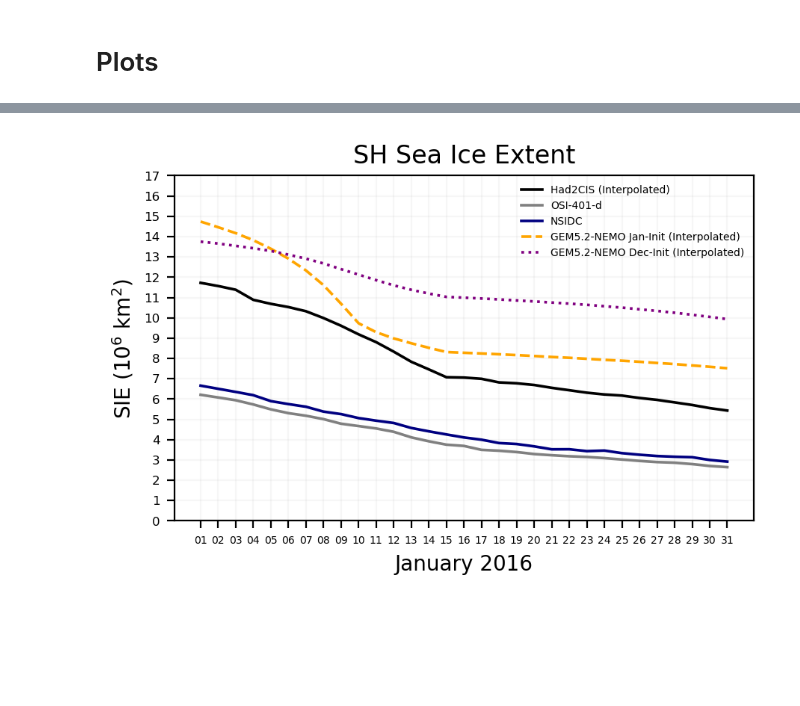
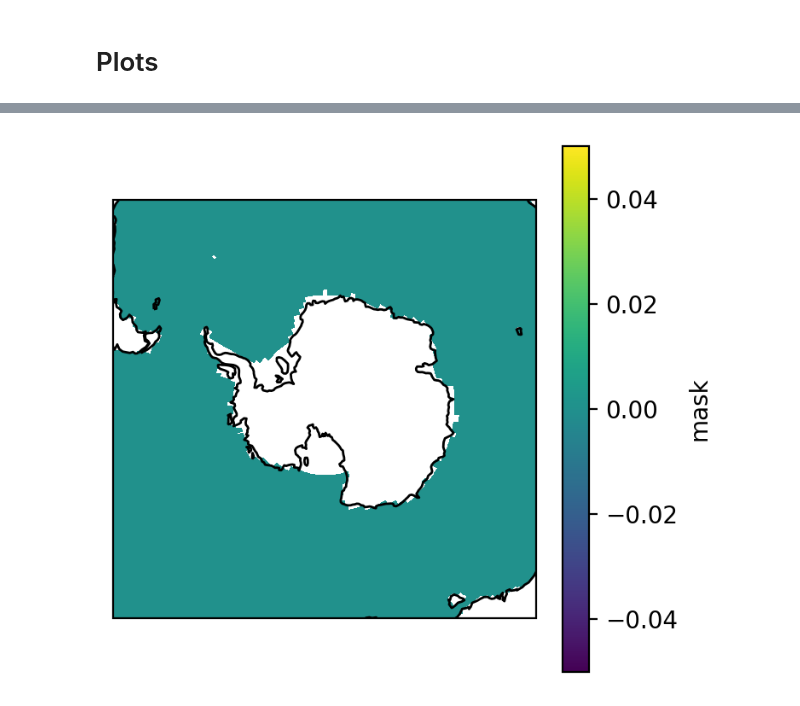
Before and after one commit to bobby-payne/icepack, a Jupyter notebook: notebooks/Daily Plots.ipynb, the cells around one changed output, grey strips where cells are left out. Saved outputs shown, nothing was run; the diff lists cells and outputs as text; code cells hidden in the pictures; blank space fills up the shorter version.

```diff
--- a/notebooks/Daily Plots.ipynb
+++ b/notebooks/Daily Plots.ipynb
@@ -26,4 +26,4 @@ monthdict = {1:r'$\mathbf{January}$',
              10:r'$\mathbf{October}$',
              11:r'$\mathbf{November}$',
              12:r'$\mathbf{December}$'}
-mask = xr.open_dataset("~/sea_ice/data/masks/1x1/land2.nc")
+mask = xr.open_dataset("~/sea_ice/data/masks/land_all.nc")
@@ -159,27 +195,27 @@ Error:
 # %%
-fix,ax=plt.subplots(1,1,figsize=(5,3),dpi=200)
+# fix,ax=plt.subplots(1,1,figsize=(5,3),dpi=200)
 
-# The data to be plotted, the years over which to plot, labels for legend, etc.
-timeseries = [sie_Had2CIS_daily, sie_OSISAF, sie_NSIDC, sie_GEM5NEMO_init01_day, sie_GEM5NEMO_init12_day]
-colors = ['black','grey','navy','orange','purple']
-linestyles = ['-','-','-','--',':']
-labels = ['Had2CIS (Interpolated)','OSI-401-d','NSIDC','GEM5.2-NEMO Jan-Init (Interpolated)','GEM5.2-NEMO Dec-Init (Interpolated)']
+# # The data to be plotted, the years over which to plot, labels for legend, etc.
+# timeseries = [sie_Had2CIS_dailyint, sie_Had2CIS_dailyint, sie_GEM5NEMO_init]
+# colors = ['black','grey','orange','blue','purple']
+# linestyles = ['-','-','--',':',':']
+# labels = ['Had2CIS (Interpolated)',f'GEM5.2-NEMO {monthdict[int(m)]}-Init','Difference']
 
-# Plot the data
-for i,data in enumerate(timeseries):
-    data.where((data['time.year']==2016) & (data['time.month']==1),drop=True)['SIE'].plot.line(ax=ax,color=colors[i],linestyle=linestyles[i],linewidth=1.3)
+# # Plot the data
+# for i,data in enumerate(timeseries):
+#     data.where((data['time.year']==yr) & (data['time.month']==int(m)),drop=True)['SIA'].plot.line(ax=ax,color=colors[i],linestyle=linestyles[i],linewidth=1.3)
+#     # data['SIA'].plot.line(ax=ax,color=colors[i],linestyle=linestyles[i],linewidth=1.3)
 
-# Other details of the plots
-xlabels = ["0"+str(i) for i in np.arange(1,9+1,1)] + list(np.arange(10,31+1,1))
-ax.set_xticks(np.arange(np.datetime64("2016-01-01"),np.datetime64("2016-01-31")+np.timedelta64(1,"D"),np.timedelta64(1,"D")))
-ax.set_xticklabels(xlabels,size=5)
-ax.set_xlabel("January 2016")
-ax.set_yticks(np.arange(0,18))
-ax.set_yticklabels(np.arange(0,18),size=6)
-ax.set_ylabel(r"SIE ($10^6\ \mathrm{km}^2$)")
-ax.set_title("SH Sea Ice Extent")
-ax.grid(alpha=0.1)
-ax.legend(labels,fontsize=5,frameon=False)
-plt.show()
+# # Other details of the plots
+# xlabels = ["0"+str(i) for i in np.arange(1,9+1,1)] + list(np.arange(10,nd+1,1))
+# ax.set_xticks(np.arange(1,nd+1))
+# ax.set_xticklabels(xlabels,size=5)
+# ax.set_xlabel(f"{monthdict[int(m)]} Clim. ({daterange_clim[0]}-{daterange_clim[1]})")
+# ax.set_ylim(0,21.5)
+# ax.set_yticks(np.arange(0,22))
+# ax.set_yticklabels(np.arange(0,22),size=6)
+# ax.set_ylabel(r"SIA ($10^6\ \mathrm{km}^2$)")
+# ax.set_title("SH Sea Ice Area")
+# ax.grid(alpha=0.1)
+# ax.legend(labels,fontsize=7,frameon=False,loc='right')
+# plt.show()
-# %% [output]
-[figure, removed]
@@ -185,0 +242,11 @@ plt.show()
+# %%
+fig, ax = plt.subplots(ncols=1,nrows=1,figsize=(4,4),facecolor='white',dpi=200,sharey=True,subplot_kw={'projection':ccrs.Orthographic(central_latitude=-90., central_longitude=0.0)})
+
+set_extent(ax)
+ax.coastlines()
+
+mask['mask'].plot(ax=ax,transform=ccrs.PlateCarree())
+
+plt.show()
+# %% [output]
+[figure, added]
```
Also changed, not shown: parts of 21 cells of this notebook, 12 other files.
